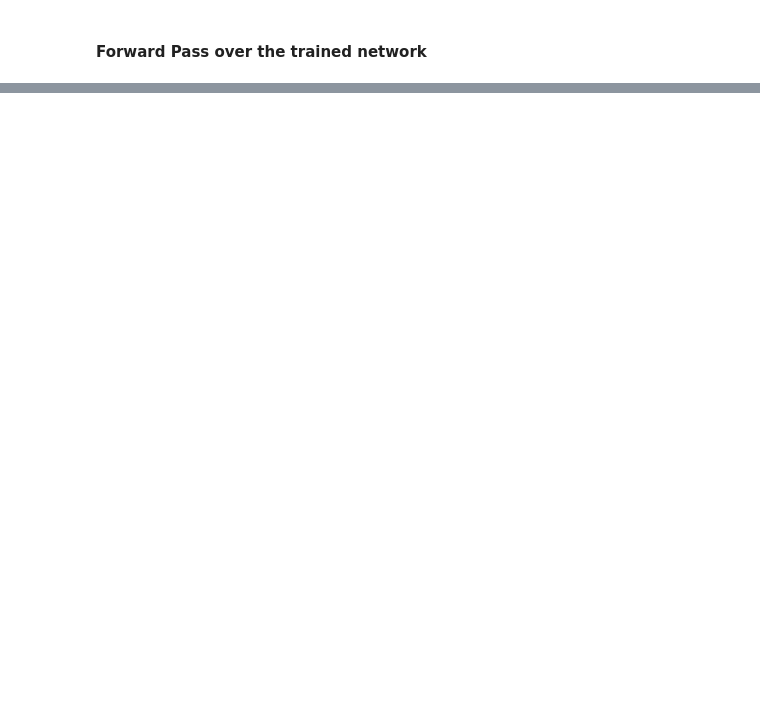
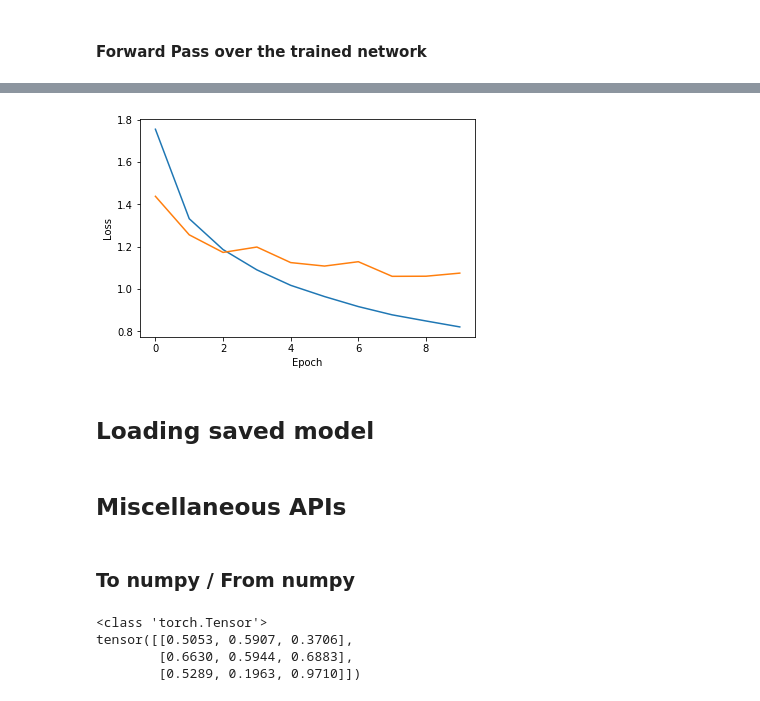
Before and after one commit to InnovArul/tutorials, a Jupyter notebook: pytorch/cnn-basics/CIFAR10_CNN.ipynb, the cells around one changed output, grey strips where cells are left out. Drawn from its saved outputs; the diff is of its cells as text; code cells hidden in the pictures; blank space fills up the shorter version.

```diff
--- a/pytorch/cnn-basics/CIFAR10_CNN.ipynb
+++ b/pytorch/cnn-basics/CIFAR10_CNN.ipynb
@@ -182,6 +189,8 @@ Although SGD is the most popular and basic optimizer that one should first try.
 # %%
-criterion = nn.CrossEntropyLoss()
-optimizer = optim.SGD(net.parameters(), lr=0.001, momentum=0.9)
+#an optimization package with standard optimization methods such as SGD, RMSProp, LBFGS, Adam etc.
+import torch.optim as optim
+
+optimizer = optim.SGD(net.parameters(), lr=0.001, momentum=0.9, weight_decay=5e-4)
 # %% [markdown]
 #### Training in mini-batches
 # %%
@@ -242,7 +225,7 @@ Finished Training
 # %% [markdown]
 #### Forward Pass over the trained network
 # %%
-outputs = net(Variable(images))
+outputs = net(images)
 _, predicted = torch.max(outputs.data, 1)
 
 
@@ -330,0 +293,23 @@ plot_kernels(dat.transpose((0,2,3,1)))
+# %%
+import os
+from tqdm import tqdm
+print('Start Training')
+if not os.path.exists('./models'):
+    os.mkdir('./models')
+
+training_losses = []
+testing_losses = []
+num_epochs = 10
+
+
+for epoch in range(num_epochs):  # loop over the dataset multiple times
+    print('epoch ', epoch + 1)
+    train_loss = train(epoch, trainloader, optimizer, criterion)
+    test_loss = test(testloader, net)
+    classwise_test(testloader, net)
+    torch.save(net.state_dict(), './models/model-'+str(epoch)+'.pth')
+
+    training_losses.append(train_loss)
+    testing_losses.append(test_loss)
+
+print('Finished Training')
@@ -330,0 +361,11 @@ plot_kernels(dat.transpose((0,2,3,1)))
+# %%
+#Plotting the training graph
+plt.plot(range(len(training_losses)), training_losses, label="train")
+plt.plot(range(len(testing_losses)), testing_losses, label="test")
+plt.xlabel('Epoch')
+plt.ylabel('Loss')
+plt.show()
+# %% [output]
+[figure, added]
+# %% [markdown]
+## Loading saved model
@@ -330,0 +375,14 @@ plot_kernels(dat.transpose((0,2,3,1)))
+# %% [markdown]
+## Miscellaneous APIs
+# %% [markdown]
+### To numpy / From numpy
+# %%
+import torch
+torch_tensor = torch.rand(3,3)
+print(type(torch_tensor))
+print(torch_tensor)
+# %% [output]
+<class 'torch.Tensor'>
+tensor([[0.5053, 0.5907, 0.3706],
+        [0.6630, 0.5944, 0.6883],
+        [0.5289, 0.1963, 0.9710]])
```
Also changed, not shown: parts of 39 cells of this notebook.
